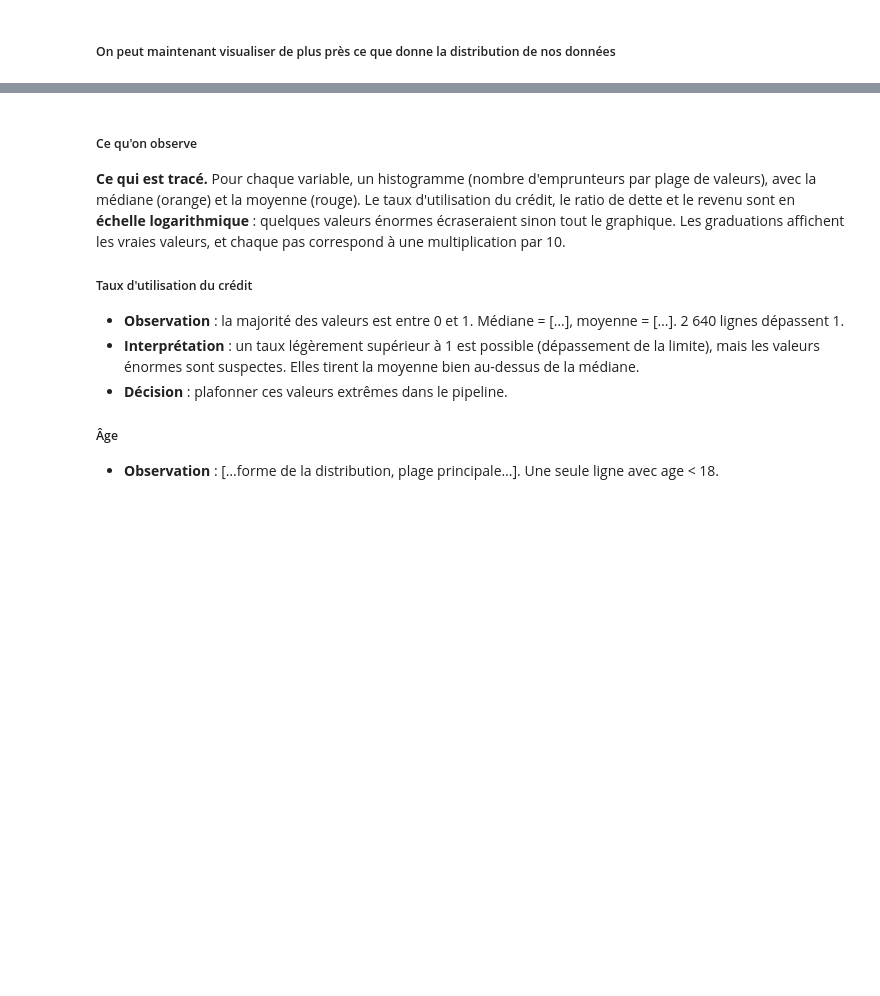
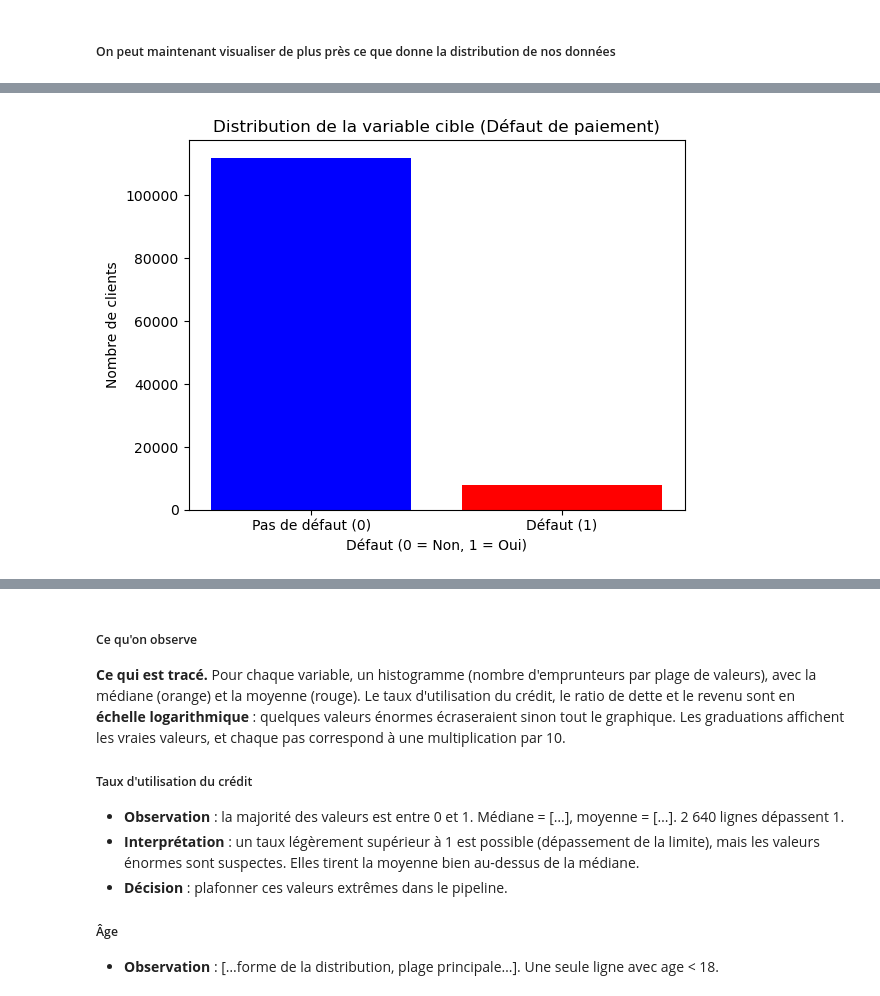
Before and after one commit to EkaterinaBabenko/ML_kaggle, a Jupyter notebook: credits/GiveMeSomeCredit/credits.ipynb, the cells around one changed output, grey strips where cells are left out. Drawn from its saved outputs; the diff is of its cells as text; code cells hidden in the pictures; blank space fills up the shorter version.

```diff
--- a/credits/GiveMeSomeCredit/credits.ipynb
+++ b/credits/GiveMeSomeCredit/credits.ipynb
@@ -244,0 +190,15 @@ plt.show()
+# %%
+# Calcul manuel des hauteurs des barres
+nb_total = len(train["SeriousDlqin2yrs"])
+nb_defauts = train["SeriousDlqin2yrs"].sum()
+nb_bons = nb_total - nb_defauts
+
+# On trace le graphique en passant directement les positions [0, 1] et les hauteurs [nb_bons, nb_defauts]
+plt.bar([0, 1], [nb_bons, nb_defauts], color=['blue', 'red'])
+plt.title("Distribution de la variable cible (Défaut de paiement)")
+plt.xlabel("Défaut (0 = Non, 1 = Oui)")
+plt.ylabel("Nombre de clients")
+plt.xticks([0, 1], ["Pas de défaut (0)", "Défaut (1)"])
+plt.show()
+# %% [output]
+[figure, added]
```
Also changed, not shown: parts of 34 cells of this notebook, 2 other files.
